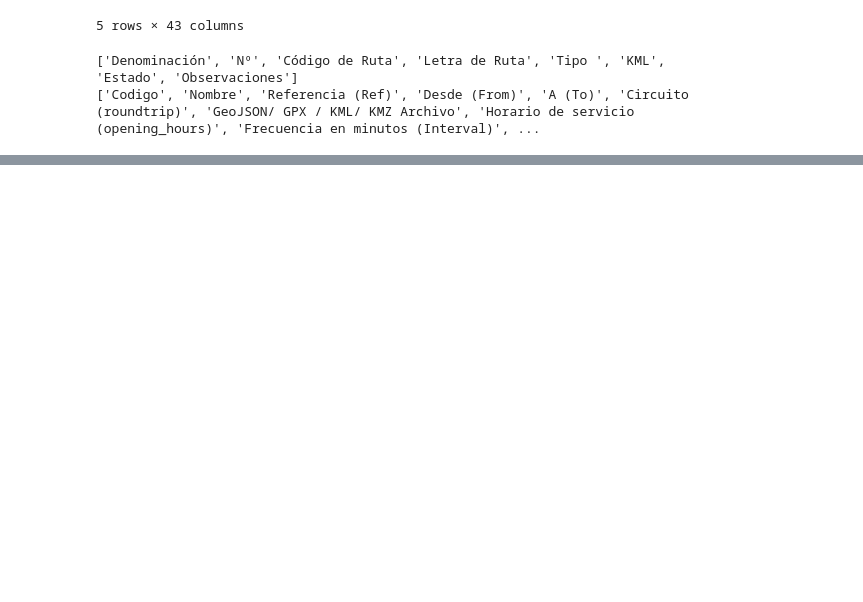
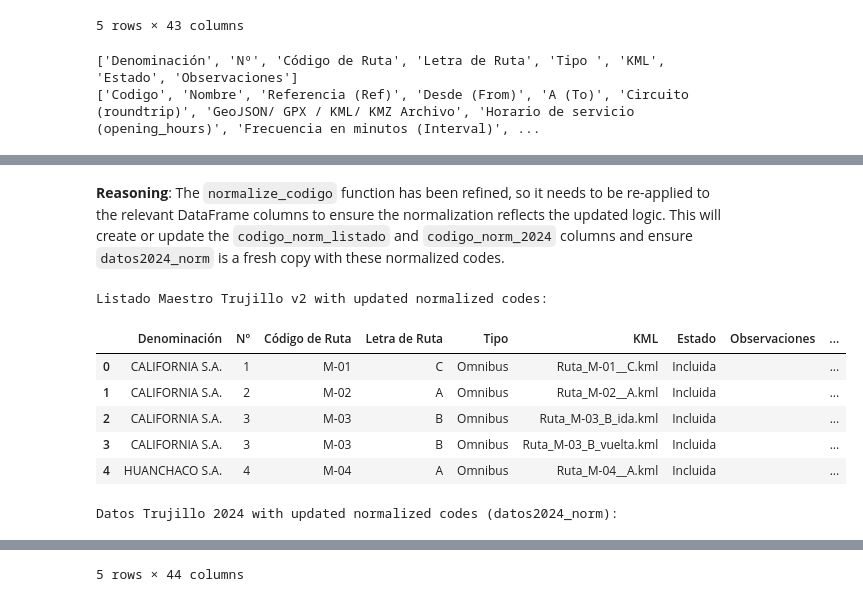
Before and after one commit to leoguti/route-compare, a Jupyter notebook: notebooks/notebooks00_setup.ipynb, the cells around one changed output, grey strips where cells are left out. Cells and saved outputs as stored; diff of their text form; code cells hidden in the pictures; blank space fills up the shorter version.

```diff
--- a/notebooks/notebooks00_setup.ipynb
+++ b/notebooks/notebooks00_setup.ipynb
@@ -164,0 +595,23 @@ print(list(datos_2024_df.columns))
+# %% [markdown]
+**Reasoning**:
+The `normalize_codigo` function has been refined, so it needs to be re-applied to the relevant DataFrame columns to ensure the normalization reflects the updated logic. This will create or update the `codigo_norm_listado` and `codigo_norm_2024` columns and ensure `datos2024_norm` is a fresh copy with these normalized codes.
+# %%
+listado_v2_df['codigo_norm_listado'] = listado_v2_df['Código de Ruta'].apply(normalize_codigo)
+datos_2024_df['codigo_norm_2024'] = datos_2024_df['Codigo'].apply(normalize_codigo)
+
+datos2024_norm = datos_2024_df.copy()
+
+print("Listado Maestro Trujillo v2 with updated normalized codes:")
+display(listado_v2_df.head())
+
+print("Datos Trujillo 2024 with updated normalized codes (datos2024_norm):")
+display(datos2024_norm.head())
+# %% [output]
+Listado Maestro Trujillo v2 with updated normalized codes:
+|  | Denominación | Nº | Código de Ruta | Letra de Ruta | Tipo | KML | Estado | Observaciones | ... |
+| 0 | CALIFORNIA S.A. | 1 | M-01 | C | Omnibus | Ruta_M-01__C.kml | Incluida |  | ... |
+| 1 | CALIFORNIA S.A. | 2 | M-02 | A | Omnibus | Ruta_M-02__A.kml | Incluida |  | ... |
+| 2 | CALIFORNIA S.A. | 3 | M-03 | B | Omnibus | Ruta_M-03_B_ida.kml | Incluida |  | ... |
+| 3 | CALIFORNIA S.A. | 3 | M-03 | B | Omnibus | Ruta_M-03_B_vuelta.kml | Incluida |  | ... |
+| 4 | HUANCHACO S.A. | 4 | M-04 | A | Omnibus | Ruta_M-04__A.kml | Incluida |  | ... |
+Datos Trujillo 2024 with updated normalized codes (datos2024_norm):
@@ -164,0 +624 @@ print(list(datos_2024_df.columns))
+5 rows × 44 columns
```
Also changed, not shown: parts of 27 cells of this notebook.
